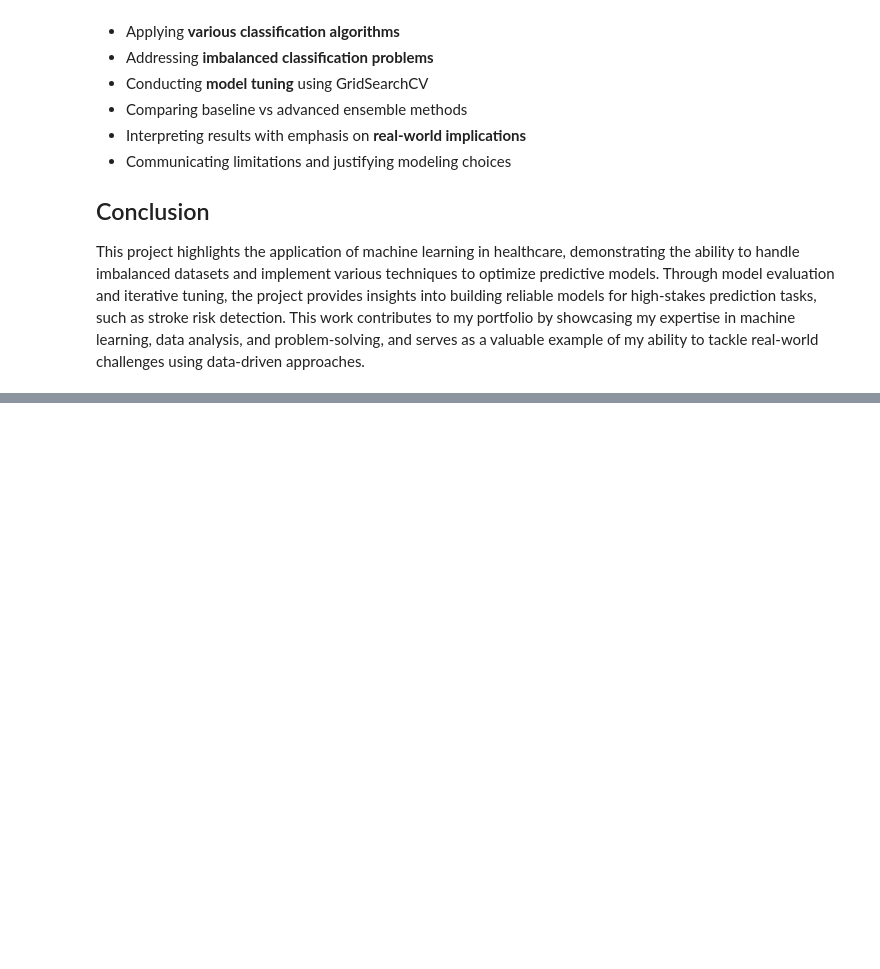
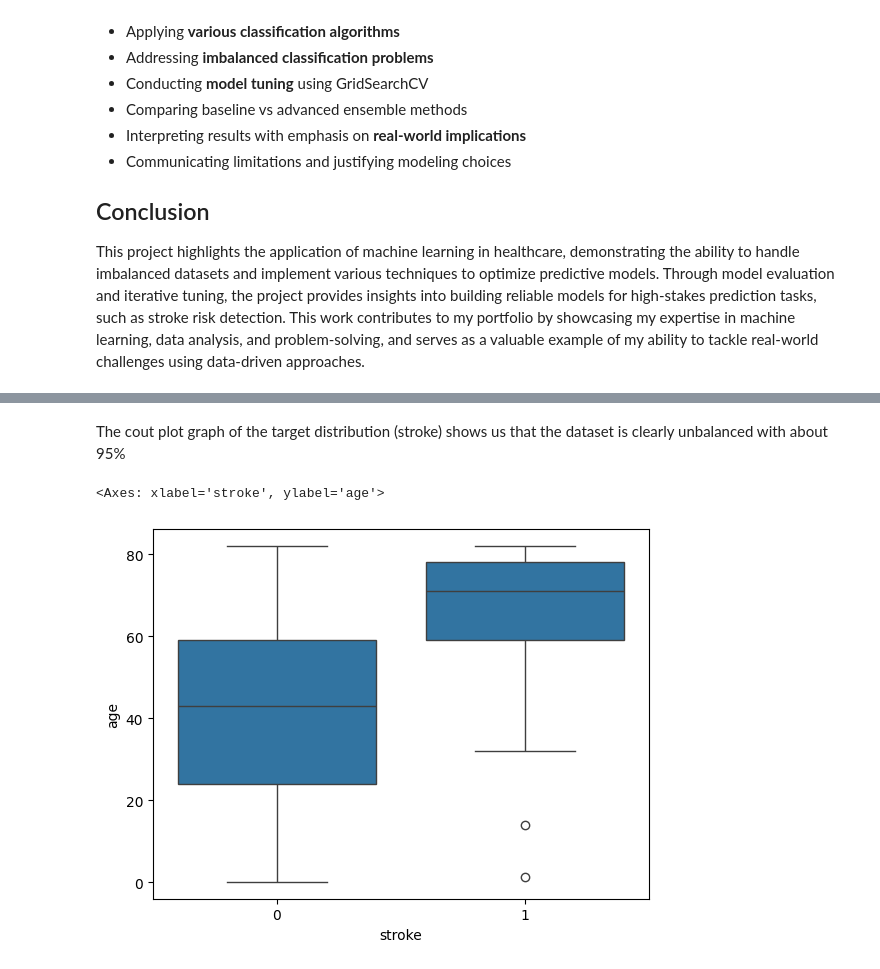
Before and after one commit to AlessandroConte/stroke-prediction, a Jupyter notebook: Stroke_Prediction_Final.ipynb, the cells around one changed output, grey strips where cells are left out. Cells and saved outputs as stored; diff of their text form; code cells hidden in the pictures; blank space fills up the shorter version.

```diff
--- a/Stroke_Prediction_Final.ipynb
+++ b/Stroke_Prediction_Final.ipynb
@@ -79,0 +244,8 @@ This project highlights the application of machine learning in healthcare, demon
+# %% [markdown]
+The cout plot graph of the target distribution (stroke) shows us that the dataset is clearly unbalanced with about 95%
+# %%
+# Boxplot
+sns.boxplot(x='stroke', y='age', data=df)
+# %% [output]
+<Axes: xlabel='stroke', ylabel='age'>
+[figure, added]
```
Also changed, not shown: parts of 29 cells of this notebook.
